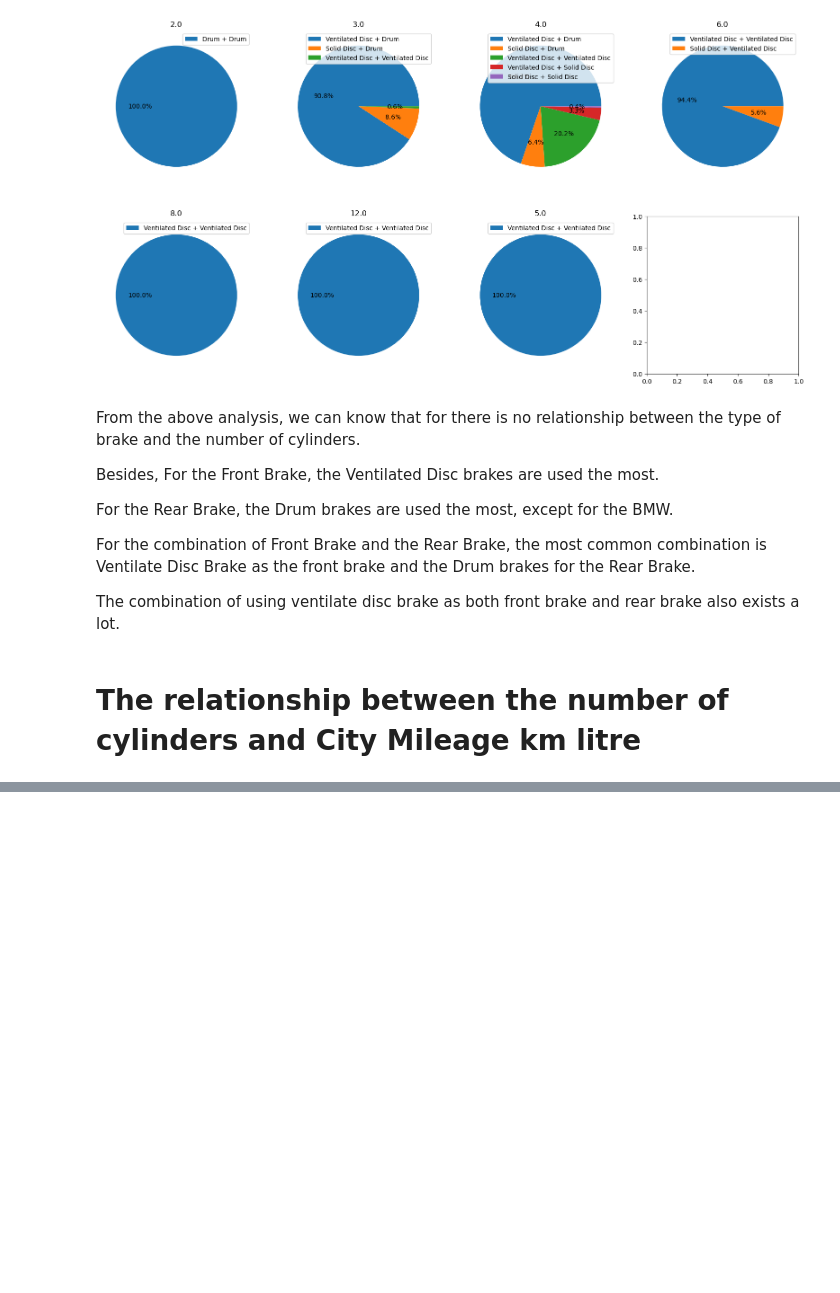
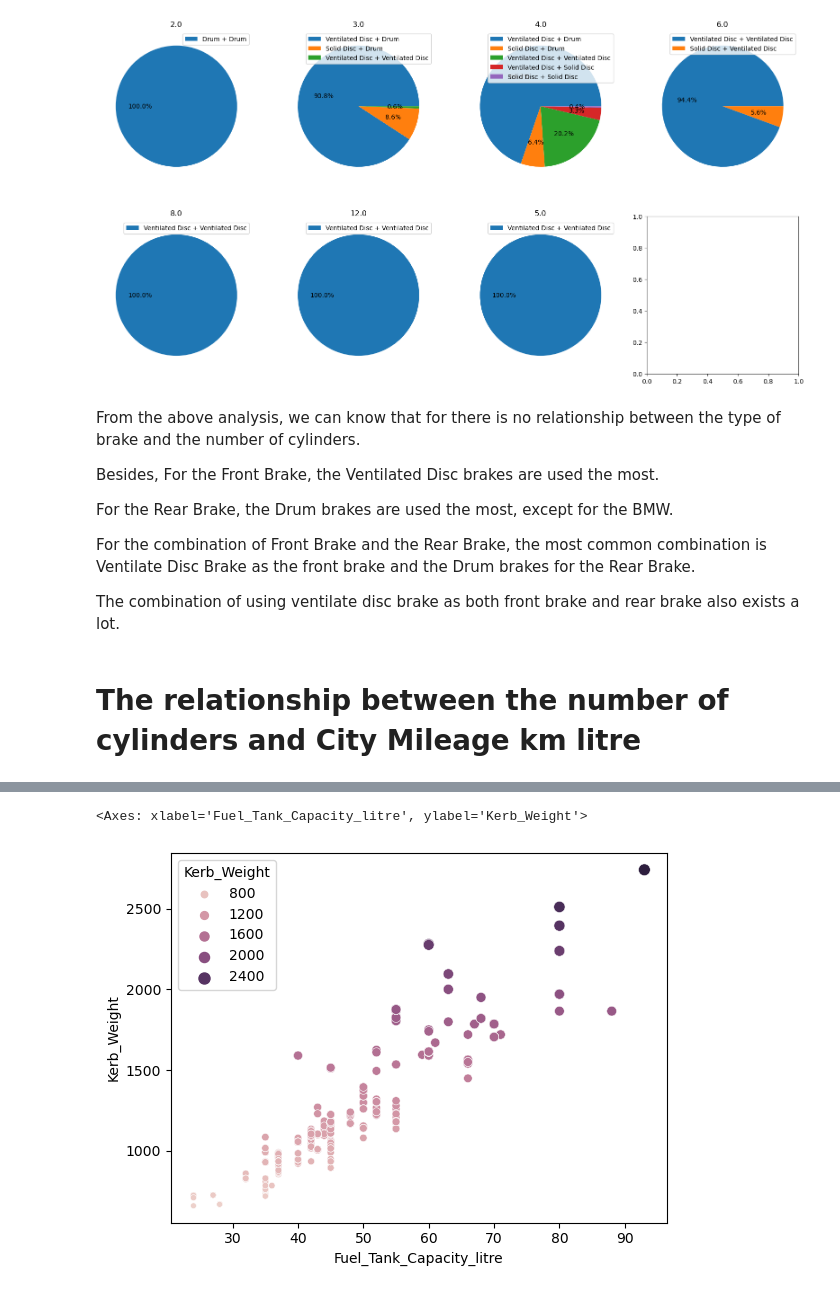
Before and after one commit to Hejiaqi9873/Case_study_4_automobile, a Jupyter notebook: case_study4.ipynb, the cells around one changed output, grey strips where cells are left out. Saved outputs shown, nothing was run; the diff lists cells and outputs as text; code cells hidden in the pictures; blank space fills up the shorter version.

```diff
--- a/case_study4.ipynb
+++ b/case_study4.ipynb
@@ -730,0 +799,4 @@ NameError: name 'grouop_by_df' is not defined
+# %%
+# get the two column data
+cur_df = df[['Fuel_Tank_Capacity_litre', 'Kerb_Weight']]
+cur_df
@@ -730,0 +826,3 @@ NameError: name 'grouop_by_df' is not defined
+# %%
+cur_df = cur_df.dropna()
+cur_df
@@ -730,0 +844,5 @@ NameError: name 'grouop_by_df' is not defined
+# %%
+sns.scatterplot(data=cur_df, x=cur_df['Fuel_Tank_Capacity_litre'], y=cur_df['Kerb_Weight'], size=cur_df['Kerb_Weight'], hue=cur_df['Kerb_Weight'])
+# %% [output]
+<Axes: xlabel='Fuel_Tank_Capacity_litre', ylabel='Kerb_Weight'>
+[figure, added]
```
Also changed, not shown: parts of 23 cells of this notebook.
